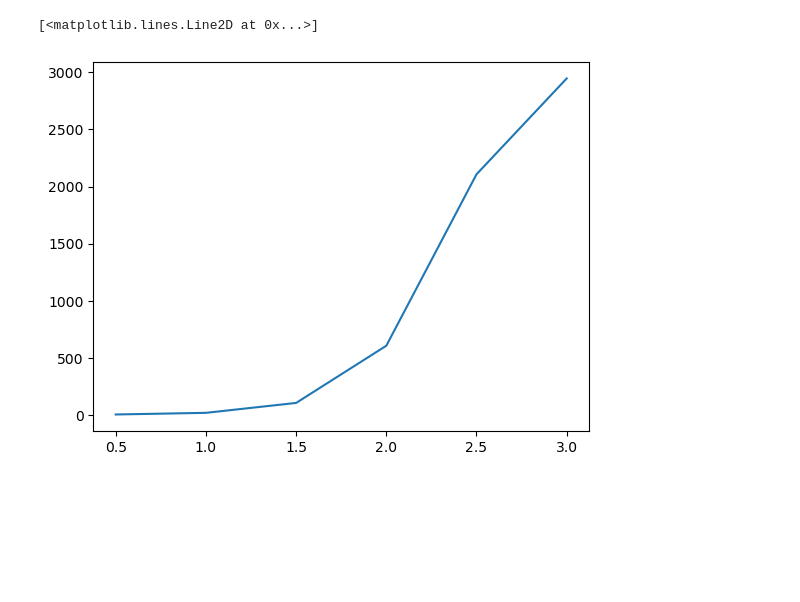
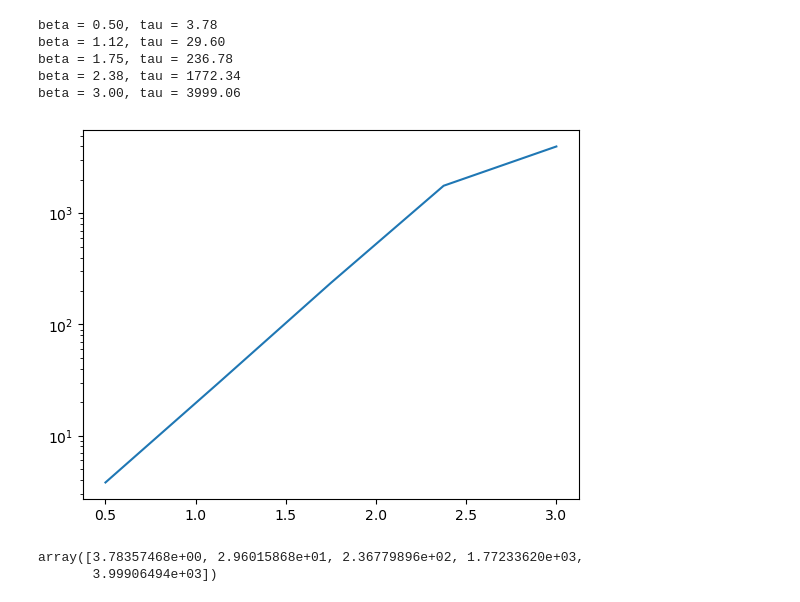
Before and after one commit to shivom-gupta/Thesis, a Jupyter notebook: acf_curve.ipynb, the cells around one changed output. Cells and saved outputs as stored; diff of their text form; code cells hidden in the pictures; blank space fills up the shorter version.

```diff
--- a/acf_curve.ipynb
+++ b/acf_curve.ipynb
@@ -6,12 +6,14 @@ from acf import acf_multi
 # %%
 J = 1
 h = 0
-size = 1000
-n_steps = 10_000_000
-params = {'beta': np.linspace(0.5, 3, 6), 'estimate': np.empty(6), 'exact' : np.empty(6), 'tau' : np.empty(6)}
+size = 1_000
+n_sweeps = 100_000
+n_betas = 5
+params = {'beta': np.linspace(0.5, 3, n_betas), 'estimate': np.empty((n_betas)), 'exact' : np.empty(n_betas), 'tau' : np.empty(n_betas), 'energies': np.empty((n_betas, n_sweeps)), 'magnetizations': np.empty((n_betas, n_sweeps))}
 # %%
+init_configuration = get_configuration(size)
 for i, beta in enumerate(params['beta']):
-    configuration = np.random.choice([-1, 1], size)
-    params['estimate'][i]= monte_carlo(n_steps=n_steps, beta=beta, J=J, h=0, configuration=configuration)[0][-1]
+    params['energies'][i], params['magnetizations'][i]= monte_carlo_noconfig(n_sweeps=n_sweeps, beta=beta, J=J, h=h, configuration=init_configuration)
+    params['estimate'][i] = params['energies'][i][-1]
     params['exact'][i] = exact_energy(beta, J, N= size)
 # %%
@@ -23,16 +25,28 @@ np.abs(SE*100/params['estimate'].mean())
 # %%
 for i, beta in enumerate(params['beta']):
-    corr = acf_multi(300, size, n_steps, beta, J, h)
+    corr = acf(params['magnetizations'][i], 10_000)
     tau = 1/2
-    for c in corr:
-        tau += c
-        if i >= 6 * tau:
+    for j in range(corr.shape[-1]):
+        tau += corr[j]
+        if j >= 6 * tau:
             break
         else:
             continue
     params['tau'][i] = tau
+    print(f'beta = {beta:.2f}, tau = {tau:.2f}')
+# %% [output]
+beta = 0.50, tau = 3.78
+beta = 1.12, tau = 29.60
+beta = 1.75, tau = 236.78
+beta = 2.38, tau = 1772.34
+beta = 3.00, tau = 3999.06
 # %%
 plt.plot(params['beta'], params['tau'])
+plt.yscale('log')
 # %% [output]
-[<matplotlib.lines.Line2D at 0x...>]
-[figure, old version]
+[figure, new version]
+# %%
+params['tau']
+# %% [output]
+array([3.78357468e+00, 2.96015868e+01, 2.36779896e+02, 1.77233620e+03,
+       3.99906494e+03])
```
Also changed, not shown: parts of 3 cells of this notebook, 6 other files.
